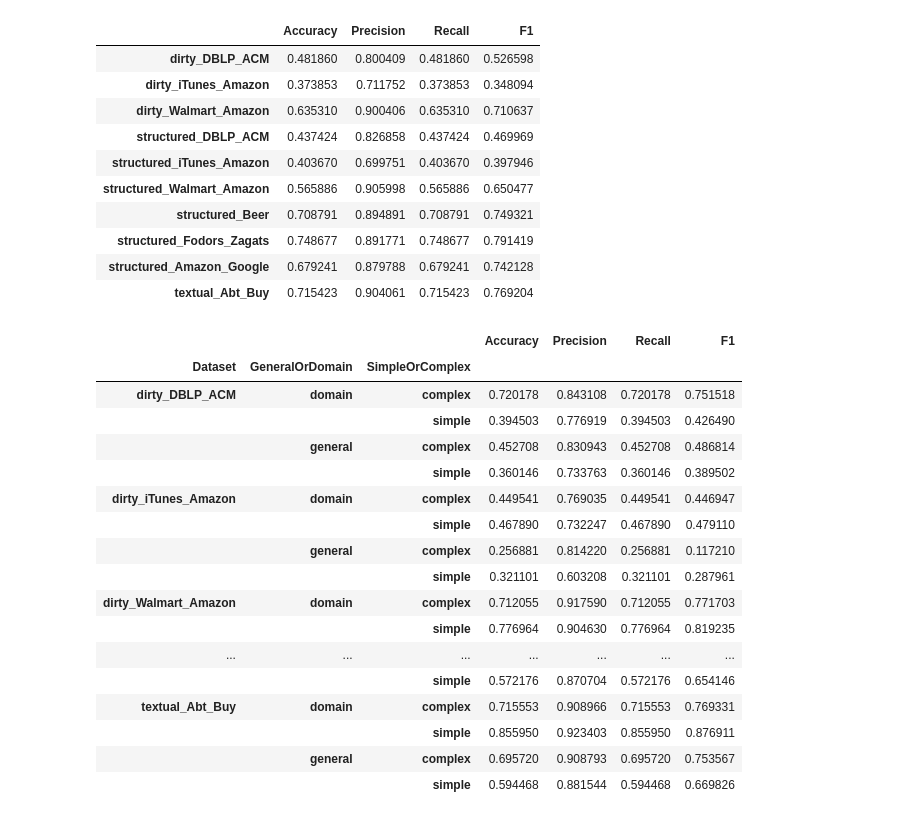
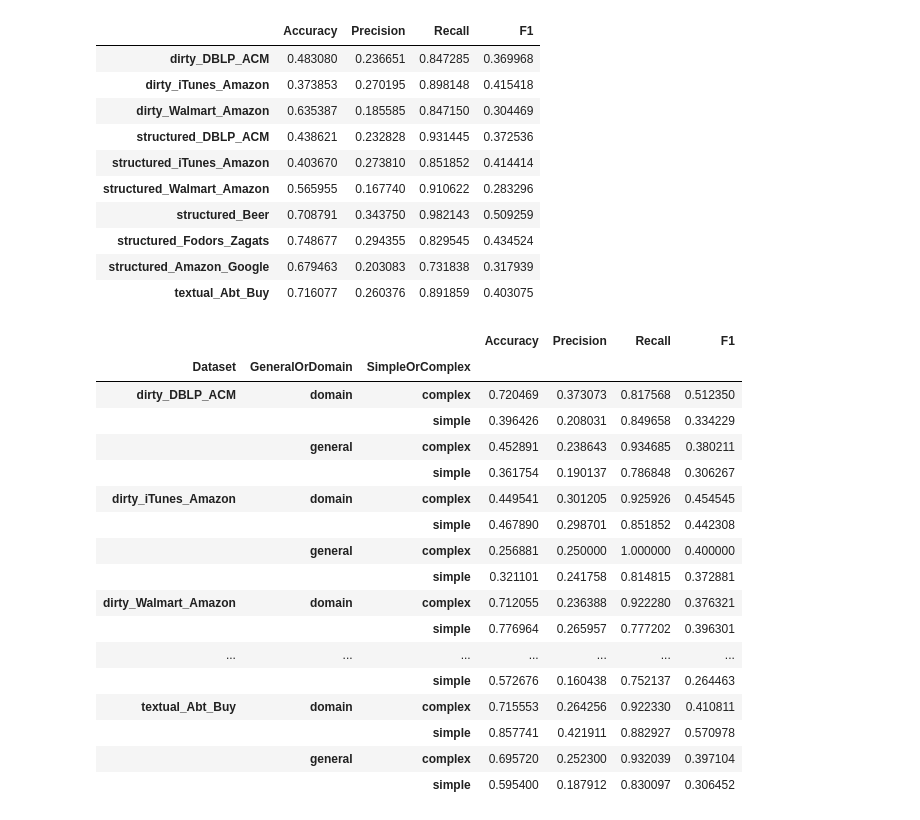
Before and after one commit to carlhelin/major-project, a Jupyter notebook: generative/llama3_eval.ipynb, the cells around one changed output. Drawn from its saved outputs; the diff is of its cells as text; code cells hidden in the pictures.

```diff
--- a/generative/llama3_eval.ipynb
+++ b/generative/llama3_eval.ipynb
@@ -3,12 +3,12 @@ from sklearn.metrics import accuracy_score, precision_score, recall_score, f1_sc
 import pandas as pd
 
 def calculate_metrics(df):
-    df = df[df['label'] != -1]
+    df = df[df['pred'] != -1]
     return {
         'Accuracy': accuracy_score(df['label'], df['pred']),
-        'Precision': precision_score(df['label'], df['pred'], average='weighted', zero_division=0),
-        'Recall': recall_score(df['label'], df['pred'], average='weighted', zero_division=0),
-        'F1': f1_score(df['label'], df['pred'], average='weighted', zero_division=0)
+        'Precision': precision_score(df['label'], df['pred']),
+        'Recall': recall_score(df['label'], df['pred']),
+        'F1': f1_score(df['label'], df['pred'])
     }
 
 datasets = {
@@ -27,57 +27,61 @@ datasets = {
 results = {name: calculate_metrics(df) for name, df in datasets.items()}
 
 df_all = pd.DataFrame(results).T
-df_all.style.background_gradient(cmap='RdYlGn')
+df_all.style.background_gradient(cmap='RdYlGn', axis=1)
 # %% [output]
 |  | Accuracy | Precision | Recall | F1 |
-| dirty_DBLP_ACM | 0.481860 | 0.800409 | 0.481860 | 0.526598 |
-| dirty_iTunes_Amazon | 0.373853 | 0.711752 | 0.373853 | 0.348094 |
-| dirty_Walmart_Amazon | 0.635310 | 0.900406 | 0.635310 | 0.710637 |
-| structured_DBLP_ACM | 0.437424 | 0.826858 | 0.437424 | 0.469969 |
-| structured_iTunes_Amazon | 0.403670 | 0.699751 | 0.403670 | 0.397946 |
-| structured_Walmart_Amazon | 0.565886 | 0.905998 | 0.565886 | 0.650477 |
-| structured_Beer | 0.708791 | 0.894891 | 0.708791 | 0.749321 |
-| structured_Fodors_Zagats | 0.748677 | 0.891771 | 0.748677 | 0.791419 |
-| structured_Amazon_Google | 0.679241 | 0.879788 | 0.679241 | 0.742128 |
-| textual_Abt_Buy | 0.715423 | 0.904061 | 0.715423 | 0.769204 |
+| dirty_DBLP_ACM | 0.483080 | 0.236651 | 0.847285 | 0.369968 |
+| dirty_iTunes_Amazon | 0.373853 | 0.270195 | 0.898148 | 0.415418 |
+| dirty_Walmart_Amazon | 0.635387 | 0.185585 | 0.847150 | 0.304469 |
+| structured_DBLP_ACM | 0.438621 | 0.232828 | 0.931445 | 0.372536 |
+| structured_iTunes_Amazon | 0.403670 | 0.273810 | 0.851852 | 0.414414 |
+| structured_Walmart_Amazon | 0.565955 | 0.167740 | 0.910622 | 0.283296 |
+| structured_Beer | 0.708791 | 0.343750 | 0.982143 | 0.509259 |
+| structured_Fodors_Zagats | 0.748677 | 0.294355 | 0.829545 | 0.434524 |
+| structured_Amazon_Google | 0.679463 | 0.203083 | 0.731838 | 0.317939 |
+| textual_Abt_Buy | 0.716077 | 0.260376 | 0.891859 | 0.403075 |
 # %%
+from sklearn.metrics import accuracy_score, precision_score, recall_score, f1_score
+
 def calculate_metrics(df):
-    df = df[df['label'] != -1]
+    df = df[df['pred'] != -1]
     metrics = {}
     for name, group in df.groupby(['general_or_domain', 'simple_or_complex']):
+        label = group['label']
+        pred = group['pred']
         metrics[name] = {
-            'Accuracy': accuracy_score(group['label'], group['pred']),
-            'Precision': precision_score(group['label'], group['pred'], average='weighted', zero_division=0),
-            'Recall': recall_score(group['label'], group['pred'], average='weighted', zero_division=0),
-            'F1': f1_score(group['label'], group['pred'], average='weighted', zero_division=0)
+            'Accuracy': accuracy_score(label, pred),
+            'Precision': precision_score(label, pred, zero_division=0),
+            'Recall': recall_score(label, pred, zero_division=0),
+            'F1': f1_score(label, pred, zero_division=0)
         }
     return metrics
 
 results = {}
 for name, df in datasets.items():
     results.update({(name,) + key: value for key, value in calculate_metrics(df).items()})
 
 df_all = pd.DataFrame(results).T
 df_all.index.names = ['Dataset', 'GeneralOrDomain', 'SimpleOrComplex']
 df_all.style.background_gradient(subset=['Accuracy', 'Precision', 'Recall', 'F1'], cmap='RdYlGn')
 # %% [output]
 |  |  |  | Accuracy | Precision | Recall | F1 |
 | Dataset | GeneralOrDomain | SimpleOrComplex |  |  |  |  |
-| dirty_DBLP_ACM | domain | complex | 0.720178 | 0.843108 | 0.720178 | 0.751518 |
-|  |  | simple | 0.394503 | 0.776919 | 0.394503 | 0.426490 |
-|  | general | complex | 0.452708 | 0.830943 | 0.452708 | 0.486814 |
-|  |  | simple | 0.360146 | 0.733763 | 0.360146 | 0.389502 |
-| dirty_iTunes_Amazon | domain | complex | 0.449541 | 0.769035 | 0.449541 | 0.446947 |
-|  |  | simple | 0.467890 | 0.732247 | 0.467890 | 0.479110 |
-|  | general | complex | 0.256881 | 0.814220 | 0.256881 | 0.117210 |
-|  |  | simple | 0.321101 | 0.603208 | 0.321101 | 0.287961 |
-| dirty_Walmart_Amazon | domain | complex | 0.712055 | 0.917590 | 0.712055 | 0.771703 |
-|  |  | simple | 0.776964 | 0.904630 | 0.776964 | 0.819235 |
+| dirty_DBLP_ACM | domain | complex | 0.720469 | 0.373073 | 0.817568 | 0.512350 |
+|  |  | simple | 0.396426 | 0.208031 | 0.849658 | 0.334229 |
+|  | general | complex | 0.452891 | 0.238643 | 0.934685 | 0.380211 |
+|  |  | simple | 0.361754 | 0.190137 | 0.786848 | 0.306267 |
+| dirty_iTunes_Amazon | domain | complex | 0.449541 | 0.301205 | 0.925926 | 0.454545 |
+|  |  | simple | 0.467890 | 0.298701 | 0.851852 | 0.442308 |
+|  | general | complex | 0.256881 | 0.250000 | 1.000000 | 0.400000 |
+|  |  | simple | 0.321101 | 0.241758 | 0.814815 | 0.372881 |
+| dirty_Walmart_Amazon | domain | complex | 0.712055 | 0.236388 | 0.922280 | 0.376321 |
+|  |  | simple | 0.776964 | 0.265957 | 0.777202 | 0.396301 |
 | ... | ... | ... | ... | ... | ... | ... |
-|  |  | simple | 0.572176 | 0.870704 | 0.572176 | 0.654146 |
-| textual_Abt_Buy | domain | complex | 0.715553 | 0.908966 | 0.715553 | 0.769331 |
-|  |  | simple | 0.855950 | 0.923403 | 0.855950 | 0.876911 |
-|  | general | complex | 0.695720 | 0.908793 | 0.695720 | 0.753567 |
-|  |  | simple | 0.594468 | 0.881544 | 0.594468 | 0.669826 |
+|  |  | simple | 0.572676 | 0.160438 | 0.752137 | 0.264463 |
+| textual_Abt_Buy | domain | complex | 0.715553 | 0.264256 | 0.922330 | 0.410811 |
+|  |  | simple | 0.857741 | 0.421911 | 0.882927 | 0.570978 |
+|  | general | complex | 0.695720 | 0.252300 | 0.932039 | 0.397104 |
+|  |  | simple | 0.595400 | 0.187912 | 0.830097 | 0.306452 |
 # %%
 def calculate_metrics(df):
```
Also changed, not shown: parts of 2 cells of this notebook, 1 other file.
